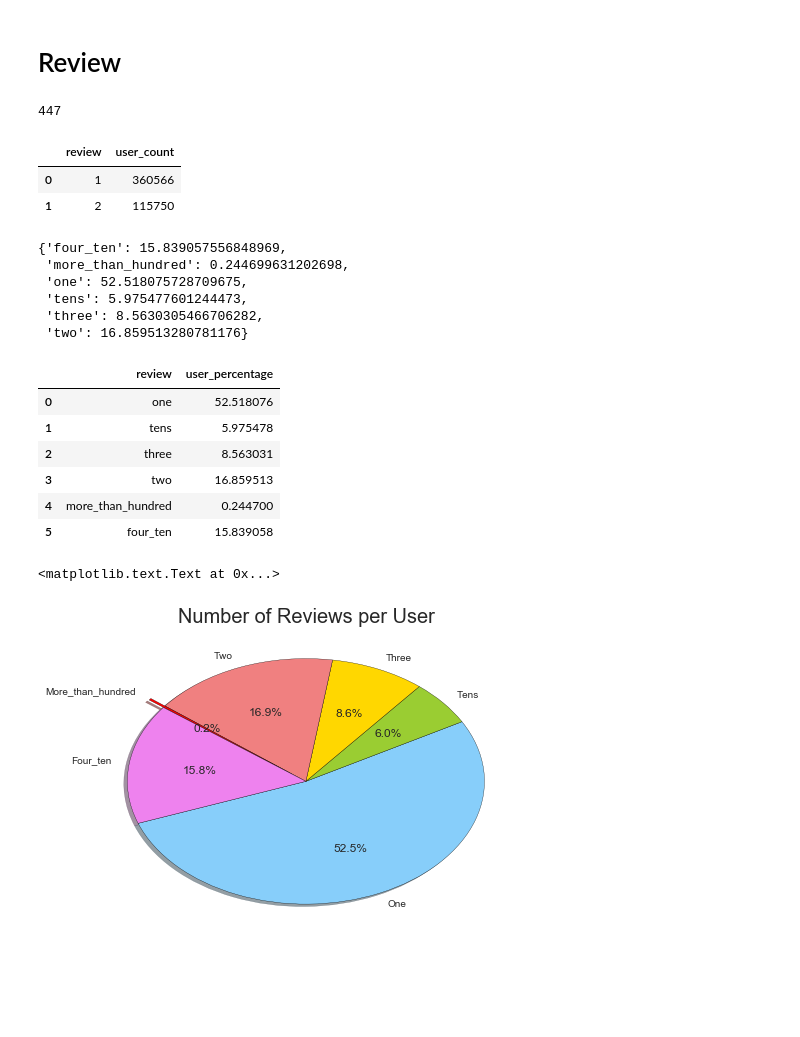
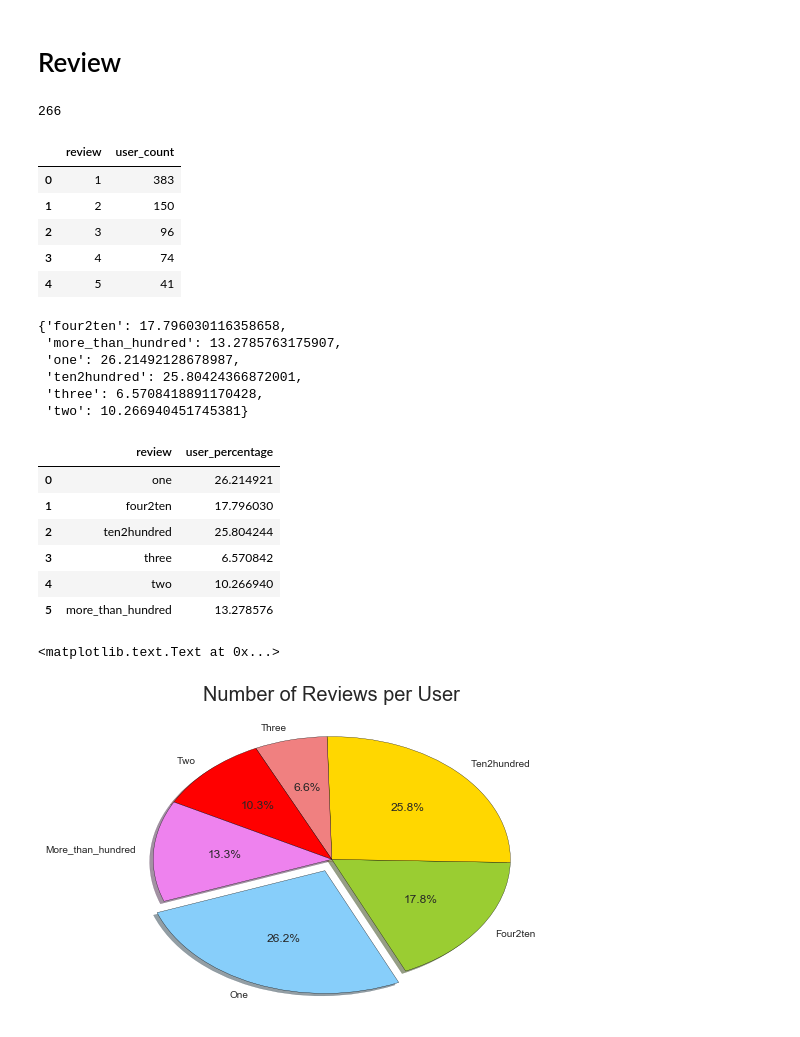
Before and after one commit to Charlotte1904/Yelp-Reviews, a Jupyter notebook: 1_EDA.ipynb, the cells around one changed output. Saved outputs shown, nothing was run; the diff lists cells and outputs as text; code cells hidden in the pictures; blank space fills up the shorter version.

```diff
--- a/1_EDA.ipynb
+++ b/1_EDA.ipynb
@@ -155,58 +152,61 @@ plt.ylabel('User Count')
 # %% [markdown]
 # Review
 # %%
-a = Counter(review.user_id)
+a = Counter(user['review_count'])
 b = Counter(a.values()) # key : #review -- value: user count
 b = dict(b)
 # %%
 c = pd.DataFrame(list(b.items()),index = None,columns = ['review','user_count'])
 print(len(c))
-c.head(2)
+c.head(5)
 # %% [output]
-447
+266
 |  | review | user_count |
-| 0 | 1 | 360566 |
-| 1 | 2 | 115750 |
+| 0 | 1 | 383 |
+| 1 | 2 | 150 |
+| 2 | 3 | 96 |
+| 3 | 4 | 74 |
+| 4 | 5 | 41 |
 # %%
-c['percentage'] = [(c.user_count[i] * 100/sum(c.user_count)) for i in range(447)]
+c['percentage'] = [(c.user_count[i] * 100/sum(c.user_count)) for i in range(266)]
 # %%
 reviews_dict = dict()
 label = ['one','two','three']
 for i,label in enumerate(label):
     reviews_dict[label] = c.percentage[i]
 # %%
-reviews_dict['four_ten']= sum(c.percentage[3:10])
-reviews_dict['tens']= sum(c.percentage[10:100])
+reviews_dict['four2ten']= sum(c.percentage[3:10])
+reviews_dict['ten2hundred']= sum(c.percentage[10:100])
 reviews_dict['more_than_hundred']= sum(c.percentage[100:-1])
 # %%
 reviews_dict
 # %% [output]
-{'four_ten': 15.839057556848969,
- 'more_than_hundred': 0.244699631202698,
- 'one': 52.518075728709675,
- 'tens': 5.975477601244473,
- 'three': 8.5630305466706282,
- 'two': 16.859513280781176}
+{'four2ten': 17.796030116358658,
+ 'more_than_hundred': 13.2785763175907,
+ 'one': 26.21492128678987,
+ 'ten2hundred': 25.80424366872001,
+ 'three': 6.5708418891170428,
+ 'two': 10.266940451745381}
 # %%
 review_pd = pd.DataFrame(list(reviews_dict.items()),index = None,columns = ['review','user_percentage'])
 review_pd
 # %% [output]
 |  | review | user_percentage |
-| 0 | one | 52.518076 |
-| 1 | tens | 5.975478 |
-| 2 | three | 8.563031 |
-| 3 | two | 16.859513 |
-| 4 | more_than_hundred | 0.244700 |
-| 5 | four_ten | 15.839058 |
+| 0 | one | 26.214921 |
+| 1 | four2ten | 17.796030 |
+| 2 | ten2hundred | 25.804244 |
+| 3 | three | 6.570842 |
+| 4 | two | 10.266940 |
+| 5 | more_than_hundred | 13.278576 |
 # %%
 labels =[ i.capitalize() for i in  review_pd['review']]
 sizes = review_pd['user_percentage']
 colors = ['lightskyblue','yellowgreen', 'gold', 'lightcoral','red','violet']
-explode = (0, 0, 0,0,.1, 0)
+explode = (0.1, 0, 0,0,0, 0)
 
 plt.pie(sizes, explode=explode,labels=labels, colors=colors,
         autopct='%1.1f%%', shadow=True, startangle=200,center=(0,1));
 plt.title('Number of Reviews per User',fontsize=20)
 # %% [output]
 <matplotlib.text.Text at 0x...>
-[figure, old version]
+[figure, new version]
```
Also changed, not shown: parts of 1 cell of this notebook, 3 other files.
